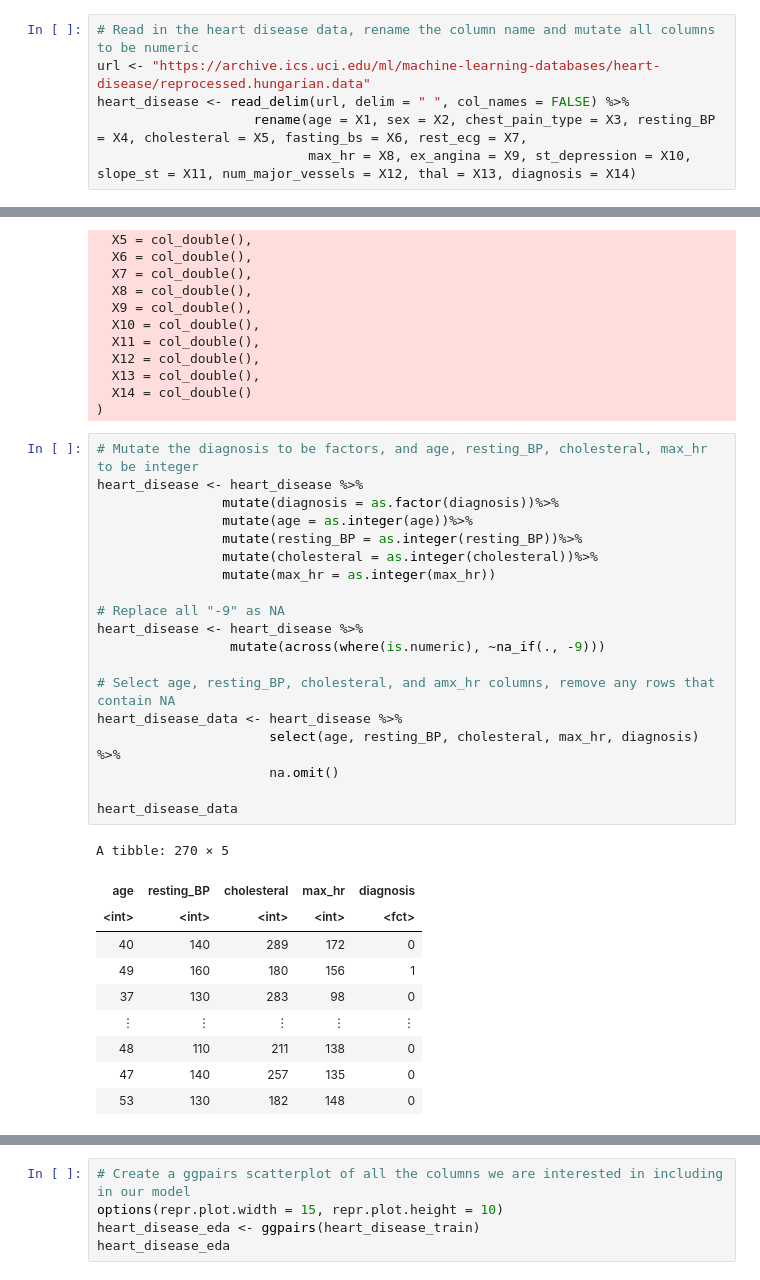
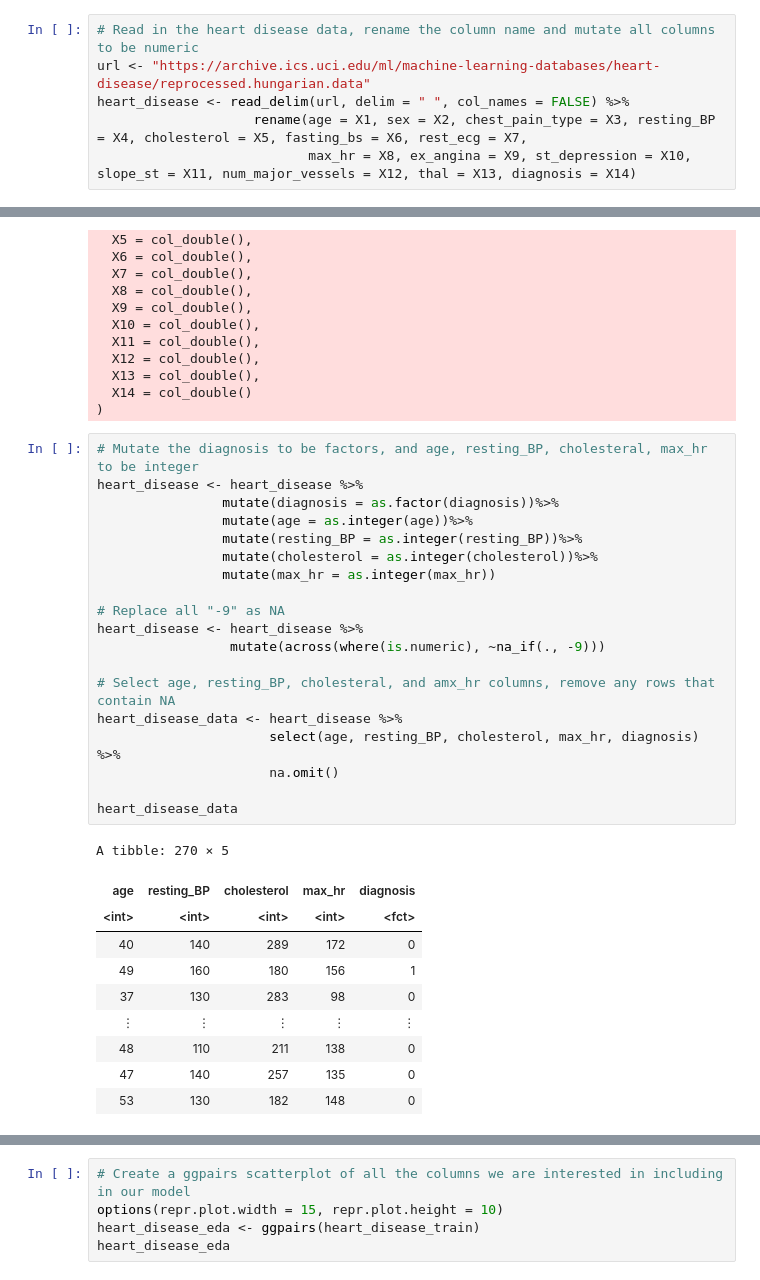
Before and after one commit to camirr/Heart-Disease-Data-Set-Case-Study, a Jupyter notebook: Project_proposal.ipynb, the cells around one changed output, grey strips where cells are left out. Cells and saved outputs as stored; diff of their text form.

```diff
--- a/Project_proposal.ipynb
+++ b/Project_proposal.ipynb
@@ -39,7 +39,7 @@ Registered S3 method overwritten by 'GGally':
 # Read in the heart disease data, rename the column name and mutate all columns to be numeric
 url <- "https://archive.ics.uci.edu/ml/machine-learning-databases/heart-disease/reprocessed.hungarian.data"
 heart_disease <- read_delim(url, delim = " ", col_names = FALSE) %>%
-                    rename(age = X1, sex = X2, chest_pain_type = X3, resting_BP = X4, cholesteral = X5, fasting_bs = X6, rest_ecg = X7,
+                    rename(age = X1, sex = X2, chest_pain_type = X3, resting_BP = X4, cholesterol = X5, fasting_bs = X6, rest_ecg = X7,
                            max_hr = X8, ex_angina = X9, st_depression = X10, slope_st = X11, num_major_vessels = X12, thal = X13, diagnosis = X14)
 # %% [output]
 Parsed with column specification:
@@ -62,25 +62,25 @@ cols(
 # %%
 # Mutate the diagnosis to be factors, and age, resting_BP, cholesteral, max_hr to be integer
 heart_disease <- heart_disease %>%
                 mutate(diagnosis = as.factor(diagnosis))%>%
                 mutate(age = as.integer(age))%>%
                 mutate(resting_BP = as.integer(resting_BP))%>%
-                mutate(cholesteral = as.integer(cholesteral))%>%
+                mutate(cholesterol = as.integer(cholesterol))%>%
                 mutate(max_hr = as.integer(max_hr))
 
 # Replace all "-9" as NA
 heart_disease <- heart_disease %>%
                  mutate(across(where(is.numeric), ~na_if(., -9)))
 
 # Select age, resting_BP, cholesteral, and amx_hr columns, remove any rows that contain NA
 heart_disease_data <- heart_disease %>%
-                      select(age, resting_BP, cholesteral, max_hr, diagnosis) %>%
+                      select(age, resting_BP, cholesterol, max_hr, diagnosis) %>%
                       na.omit()
 
 heart_disease_data
 # %% [output]
 A tibble: 270 × 5
-| age | resting_BP | cholesteral | max_hr | diagnosis |
+| age | resting_BP | cholesterol | max_hr | diagnosis |
 | <int> | <int> | <int> | <int> | <fct> |
 | 40 | 140 | 289 | 172 | 0 |
 | 49 | 160 | 180 | 156 | 1 |
```
Also changed, not shown: parts of 5 cells of this notebook.
